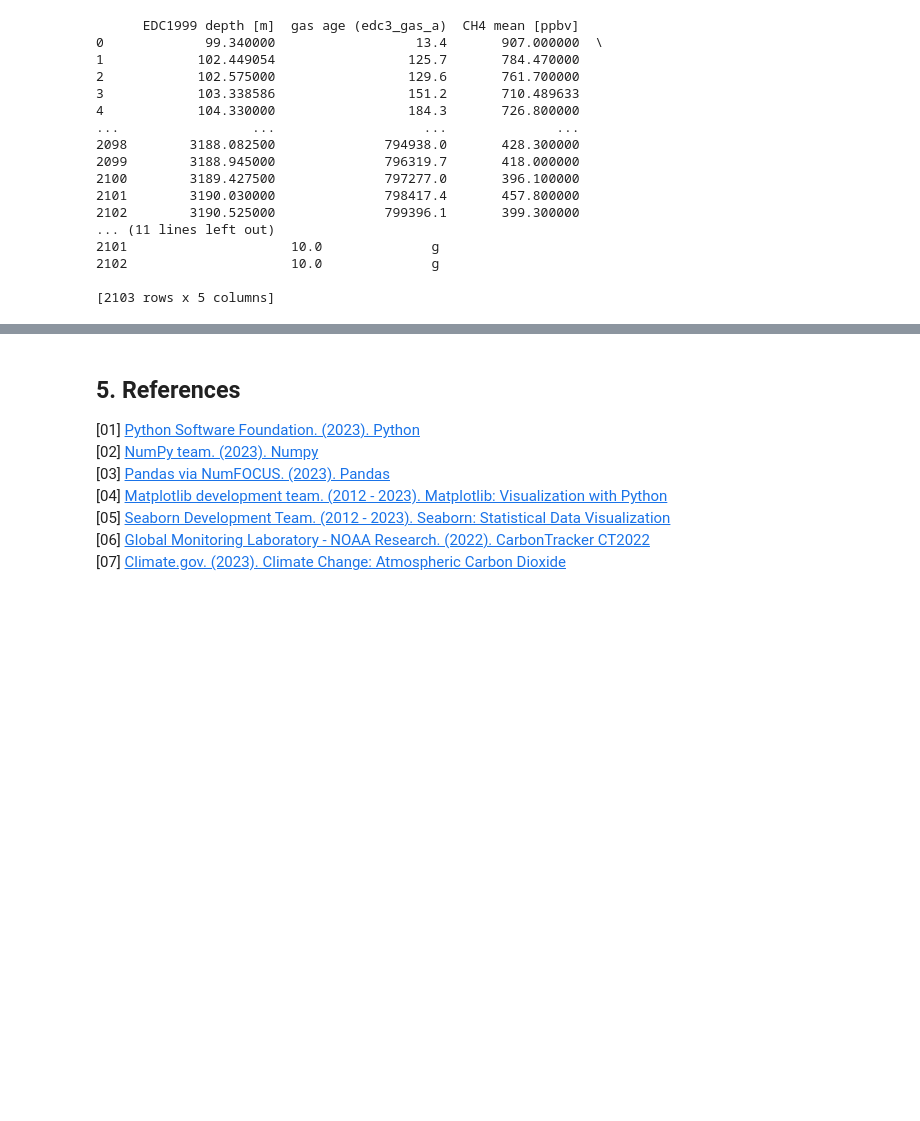
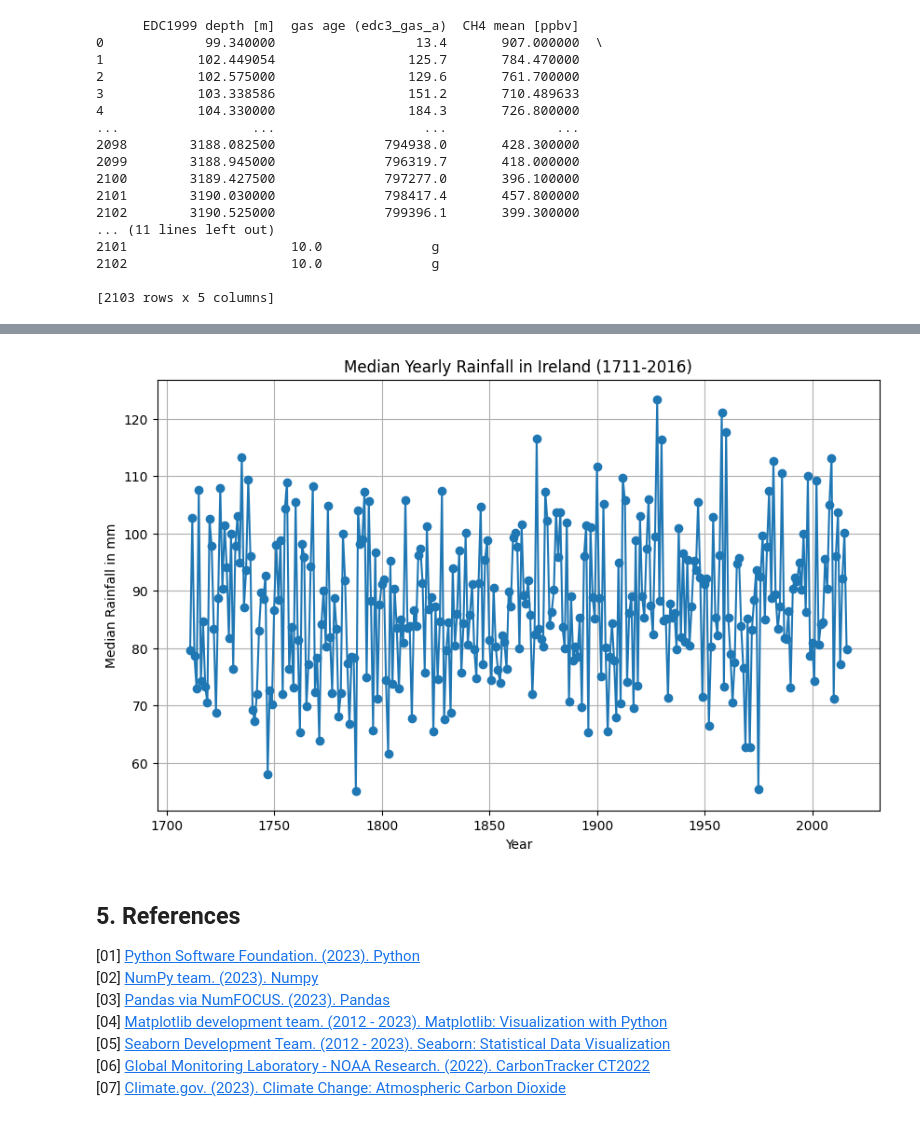
Before and after one commit to StefaniaVerduga/PfDA-project-2, a Jupyter notebook: PfDA-project-2.ipynb, the cells around one changed output, grey strips where cells are left out. Cells and saved outputs as stored; diff of their text form; code cells hidden in the pictures; blank space fills up the shorter version.

Commit message:
Added Irish variable: Rainfall

```diff
--- a/PfDA-project-2.ipynb
+++ b/PfDA-project-2.ipynb
@@ -203,0 +209,4 @@ plt.show()
+# %%
+# Reading data from original dataset
+rainfall_df = pd.read_csv('/Users/stefania/PfDA/PfDA-project-2/Datasets/IOI_1711_SERIES.CSV')
+rainfall_df.head()
@@ -203,0 +220,12 @@ plt.show()
+# %%
+# Agregate the monthly data into yearly data
+# Convert Month and Year to datetime format
+rainfall_df['Date'] = pd.to_datetime(rainfall_df[['Year', 'Month']].assign(DAY=1))
+
+# Group by Year and calculate the median for each year
+yearly_rain_df = rainfall_df.groupby(rainfall_df['Date'].dt.year)['Median montly series'].median().reset_index()
+
+# Rename the columns
+yearly_rain_df.columns = ['Year', 'Median_yearly_rainfall']
+
+print(yearly_rain_df)
@@ -204,3 +247,14 @@ plt.show()
+# %%
+# Plot the median rainfall per year
+plt.figure(figsize=(10, 6))
+plt.plot(yearly_rain_df['Year'], yearly_rain_df['Median_yearly_rainfall'], marker="o", linestyle="-")
+plt.title('Median Yearly Rainfall in Ireland (1711-2016)')
+plt.xlabel('Year')
+plt.ylabel('Median Rainfall in mm')
+plt.grid(True)
+plt.show()
+# %% [output]
+[figure, added]
 # %% [markdown]
 ## 5. References
 [01] [Python Software Foundation. (2023). Python](#https://www.python.org/)
```
Also changed, not shown: parts of 7 cells of this notebook, 2 other files.
